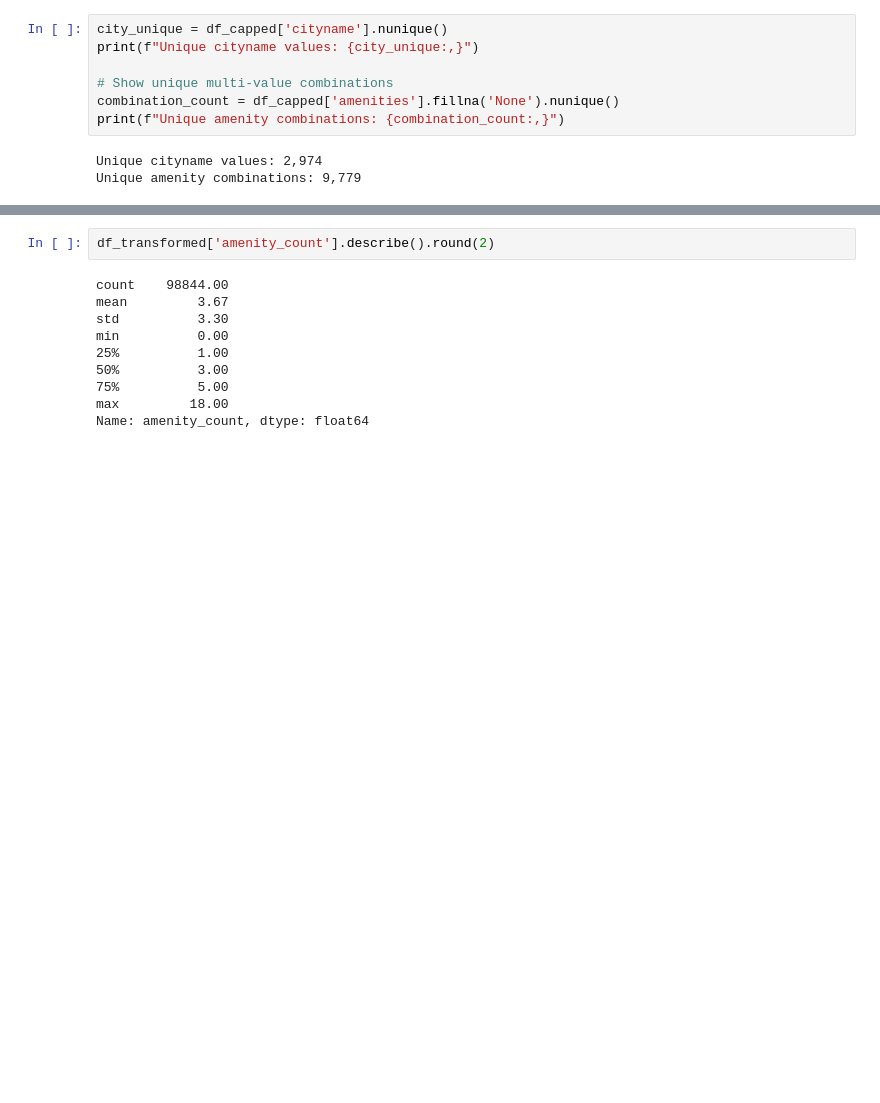
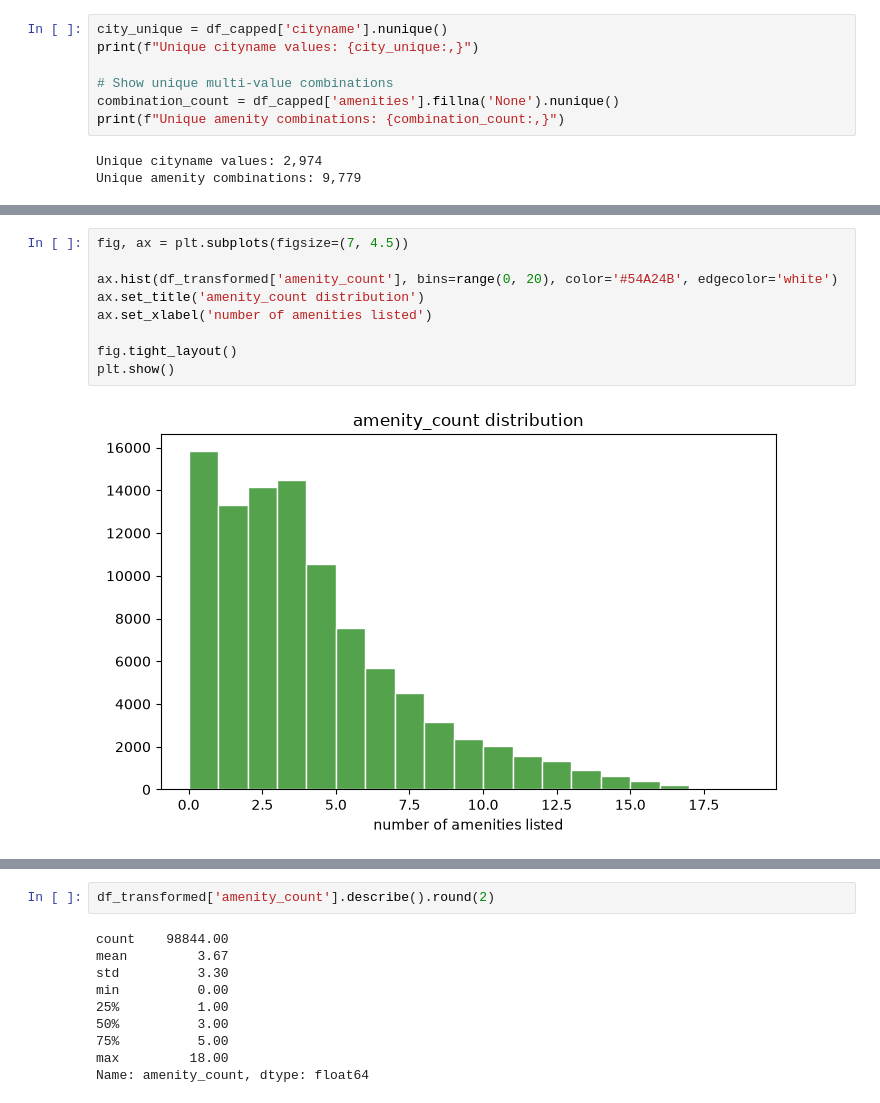
Before and after one commit to jason1ng/apartment_rental_price_prediction, a Jupyter notebook: notebooks/02_data_preparation.ipynb, the cells around one changed output, grey strips where cells are left out. Drawn from its saved outputs; the diff is of its cells as text; blank space fills up the shorter version.

```diff
--- a/notebooks/02_data_preparation.ipynb
+++ b/notebooks/02_data_preparation.ipynb
@@ -241 +258,12 @@ Categorical features ( 4 ): ['state', 'fee', 'has_photo', 'city_category']
+# %%
+fig, ax = plt.subplots(figsize=(7, 4.5))
+
+ax.hist(df_transformed['amenity_count'], bins=range(0, 20), color='#54A24B', edgecolor='white')
+ax.set_title('amenity_count distribution')
+ax.set_xlabel('number of amenities listed')
+
+fig.tight_layout()
+plt.show()
+# %% [output]
+[figure, added]
 # %%
```
Also changed, not shown: parts of 11 cells of this notebook, 2 other files.
